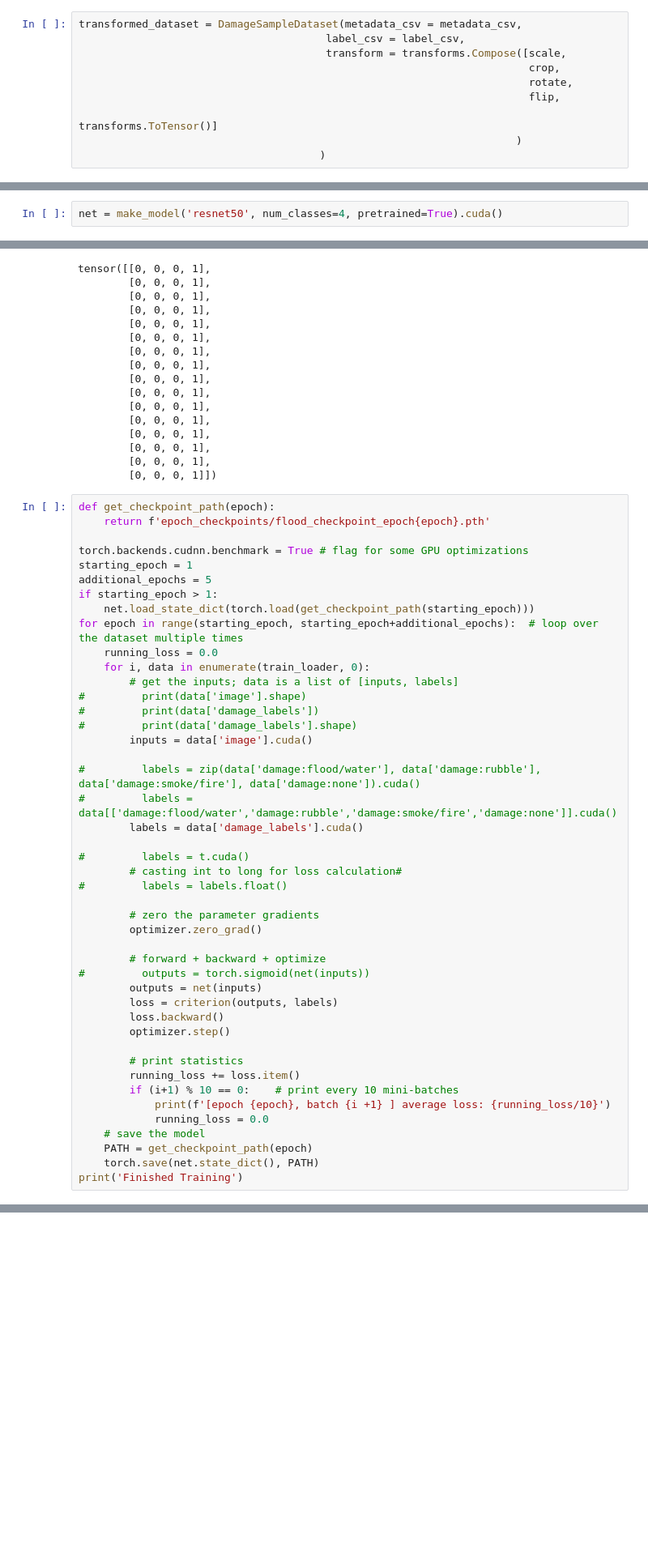
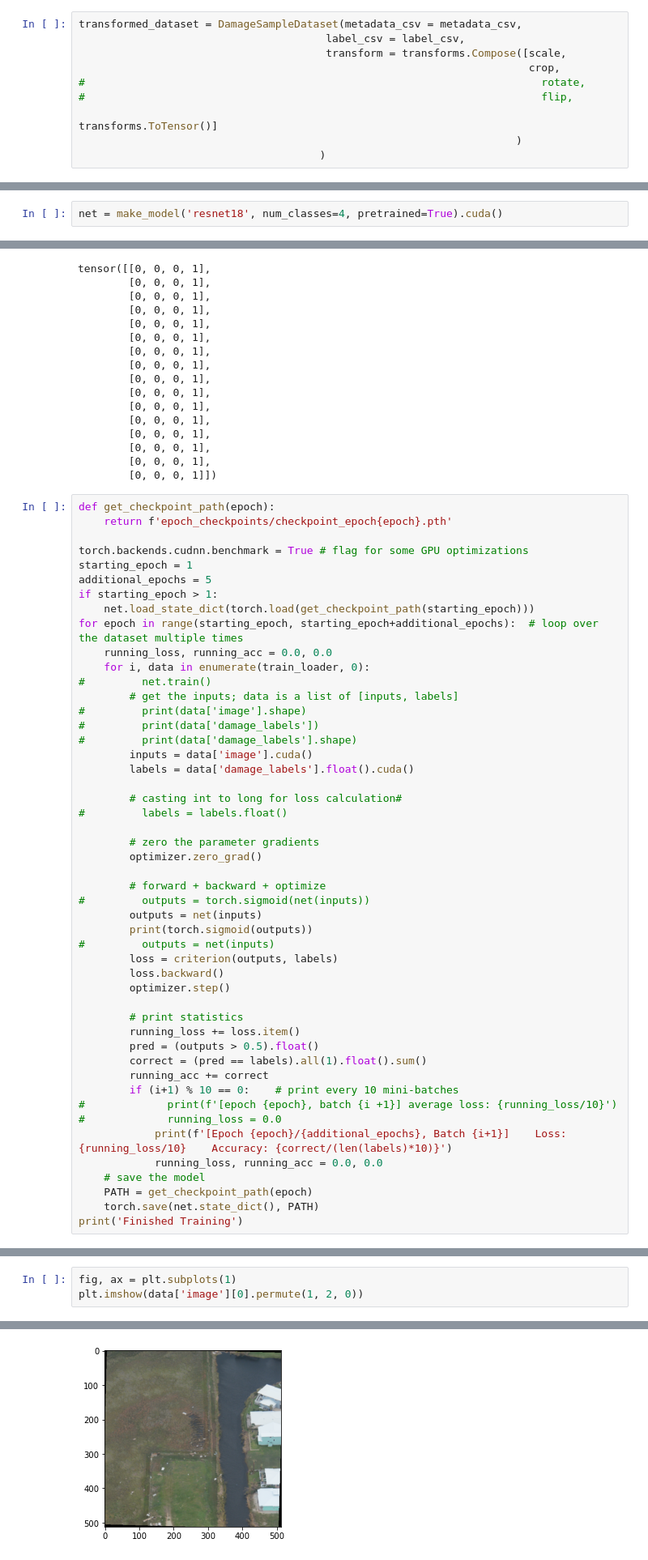
Before and after one commit to bwsi-remote-sensing-2021/operations-team, a Jupyter notebook: Damage-CNN.ipynb, the cells around one changed output, grey strips where cells are left out. Shown at 81% size. Saved outputs shown, nothing was run; the diff lists cells and outputs as text; blank space fills up the shorter version.

Commit message:
fix zero output error

```diff
--- a/Damage-CNN.ipynb
+++ b/Damage-CNN.ipynb
@@ -328,8 +328,8 @@ transformed_dataset = DamageSampleDataset(metadata_csv = metadata_csv,
                                        label_csv = label_csv,
                                        transform = transforms.Compose([scale,
                                                                        crop,
-                                                                       rotate,
-                                                                       flip,
+#                                                                        rotate,
+#                                                                        flip,
                                                                        transforms.ToTensor()]
                                                                      )
                                       )
@@ -390,5 +405,5 @@ except:
 # %%
-net = make_model('resnet50', num_classes=4, pretrained=True).cuda()
+net = make_model('resnet18', num_classes=4, pretrained=True).cuda()
 # %%
 print(net)
 # %% [output]
@@ -438,7 +453,7 @@ tensor([[0, 0, 0, 1],
         [0, 0, 0, 1]])
 # %%
 def get_checkpoint_path(epoch):
-    return f'epoch_checkpoints/flood_checkpoint_epoch{epoch}.pth'
+    return f'epoch_checkpoints/checkpoint_epoch{epoch}.pth'
 
 torch.backends.cudnn.benchmark = True # flag for some GPU optimizations
 starting_epoch = 1
@@ -446,19 +461,16 @@ additional_epochs = 5
 if starting_epoch > 1:
     net.load_state_dict(torch.load(get_checkpoint_path(starting_epoch)))
 for epoch in range(starting_epoch, starting_epoch+additional_epochs):  # loop over the dataset multiple times
-    running_loss = 0.0
+    running_loss, running_acc = 0.0, 0.0
     for i, data in enumerate(train_loader, 0):
+#         net.train()
         # get the inputs; data is a list of [inputs, labels]
 #         print(data['image'].shape)
 #         print(data['damage_labels'])
 #         print(data['damage_labels'].shape)
         inputs = data['image'].cuda()
+        labels = data['damage_labels'].float().cuda()
 
-#         labels = zip(data['damage:flood/water'], data['damage:rubble'], data['damage:smoke/fire'], data['damage:none']).cuda()
-#         labels = data[['damage:flood/water','damage:rubble','damage:smoke/fire','damage:none']].cuda()
-        labels = data['damage_labels'].cuda()
-
-#         labels = t.cuda()
         # casting int to long for loss calculation#
 #         labels = labels.float()
 
@@ -468,15 +480,22 @@ for epoch in range(starting_epoch, starting_epoch+additional_epochs):  # loop ov
         # forward + backward + optimize
 #         outputs = torch.sigmoid(net(inputs))
         outputs = net(inputs)
+        print(torch.sigmoid(outputs))
+#         outputs = net(inputs)
         loss = criterion(outputs, labels)
         loss.backward()
         optimizer.step()
 
         # print statistics
         running_loss += loss.item()
+        pred = (outputs > 0.5).float()
+        correct = (pred == labels).all(1).float().sum()
+        running_acc += correct
         if (i+1) % 10 == 0:    # print every 10 mini-batches
-            print(f'[epoch {epoch}, batch {i +1} ] average loss: {running_loss/10}')
-            running_loss = 0.0
+#             print(f'[epoch {epoch}, batch {i +1}] average loss: {running_loss/10}')
+#             running_loss = 0.0
+            print(f'[Epoch {epoch}/{additional_epochs}, Batch {i+1}]    Loss: {running_loss/10}    Accuracy: {correct/(len(labels)*10)}')
+            running_loss, running_acc = 0.0, 0.0
     # save the model
     PATH = get_checkpoint_path(epoch)
     torch.save(net.state_dict(), PATH)
@@ -500,0 +521,4 @@ print('Finished Training')
+# %%
+fig, ax = plt.subplots(1)
+plt.imshow(data['image'][0].permute(1, 2, 0))
+# %% [output]
@@ -500,0 +526 @@ print('Finished Training')
+[figure, added]
```
Also changed, not shown: parts of 24 cells of this notebook.
